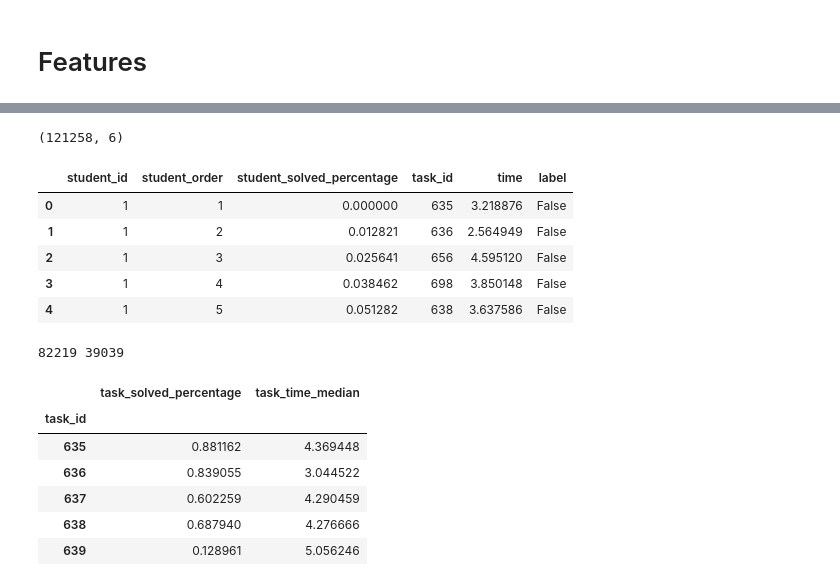
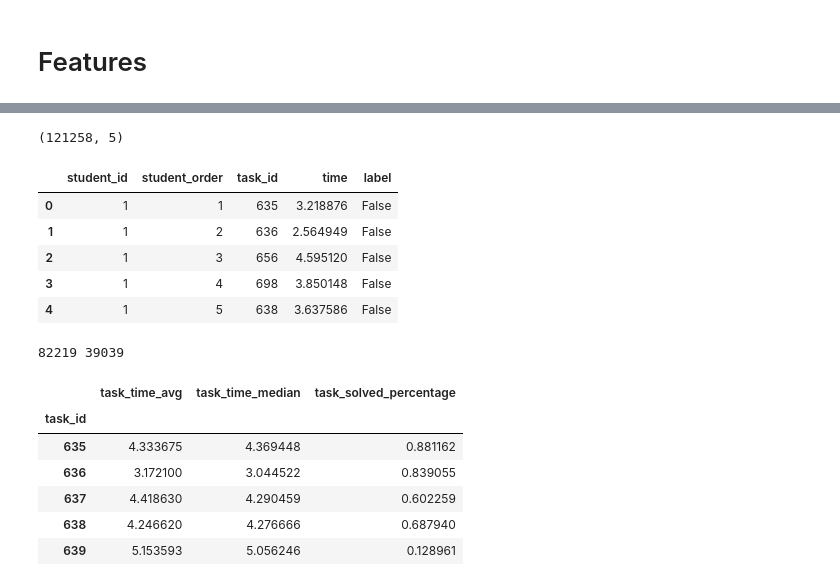
Before and after one commit to adaptive-learning/flocs-analyses, a Jupyter notebook: difficulty_classification/Difficulty Classification.ipynb, the cells around one changed output, grey strips where cells are left out. Saved outputs shown, nothing was run; the diff lists cells and outputs as text; code cells hidden in the pictures.

```diff
--- a/difficulty_classification/Difficulty Classification.ipynb
+++ b/difficulty_classification/Difficulty Classification.ipynb
@@ -101,31 +102,32 @@ Feature ideas:
 # %%
 # create a dataframe of events (student-task interactions)
-task_count = times.shape[1]
+#task_count = times.shape[1]
 data = []
 for user_id in ordering.index:
     order = ordering.loc[user_id].dropna().sort_values()
     for task_id, student_order in order.items():
         event = OrderedDict(
             student_id=int(user_id[2:]),
             student_order=int(student_order),
-            student_solved_percentage=(student_order-1)/task_count,
+            #student_solved_percentage=(student_order-1)/task_count,
+            #student_avg_time_delta=2,
             task_id=int(task_id),
             time=times.loc[user_id, task_id],
             label=labels.loc[user_id, task_id])
         data.append(event)
 
 
 events = pd.DataFrame(data)
 print(events.shape)
 events.head()
 # %% [output]
-(121258, 6)
+(121258, 5)
-|  | student_id | student_order | student_solved_percentage | task_id | time | label |
-| 0 | 1 | 1 | 0.000000 | 635 | 3.218876 | False |
-| 1 | 1 | 2 | 0.012821 | 636 | 2.564949 | False |
-| 2 | 1 | 3 | 0.025641 | 656 | 4.595120 | False |
-| 3 | 1 | 4 | 0.038462 | 698 | 3.850148 | False |
-| 4 | 1 | 5 | 0.051282 | 638 | 3.637586 | False |
+|  | student_id | student_order | task_id | time | label |
+| 0 | 1 | 1 | 635 | 3.218876 | False |
+| 1 | 1 | 2 | 636 | 2.564949 | False |
+| 2 | 1 | 3 | 656 | 4.595120 | False |
+| 3 | 1 | 4 | 698 | 3.850148 | False |
+| 4 | 1 | 5 | 638 | 3.637586 | False |
 # %%
 # train-test split (todo: cross validation)
 # user-stratified
@@ -139,19 +141,20 @@ print(len(events_train), len(events_test))
 def compute_task_features(events_train):
     tasks = events_train.groupby('task_id')
     n_students = events_train.student_id.nunique()
-    task_features = pd.DataFrame({
-      'task_time_median': tasks.time.median(),
-      'task_solved_percentage': tasks.time.count() / n_students
-    })
+    task_features = pd.DataFrame(OrderedDict(
+      task_time_avg=tasks.time.mean(),
+      task_time_median=tasks.time.median(),
+      task_solved_percentage=tasks.time.count() / n_students
+    ))
     return task_features
 
-task_featues = compute_task_features(events_train)
+task_features = compute_task_features(events_train)
 task_features.head()
 # %% [output]
-|  | task_solved_percentage | task_time_median |
-| task_id |  |  |
-| 635 | 0.881162 | 4.369448 |
-| 636 | 0.839055 | 3.044522 |
-| 637 | 0.602259 | 4.290459 |
-| 638 | 0.687940 | 4.276666 |
-| 639 | 0.128961 | 5.056246 |
+|  | task_time_avg | task_time_median | task_solved_percentage |
+| task_id |  |  |  |
+| 635 | 4.333675 | 4.369448 | 0.881162 |
+| 636 | 3.172100 | 3.044522 | 0.839055 |
+| 637 | 4.418630 | 4.290459 | 0.602259 |
+| 638 | 4.246620 | 4.276666 | 0.687940 |
+| 639 | 5.153593 | 5.056246 | 0.128961 |
```
Also changed, not shown: parts of 17 cells of this notebook.
